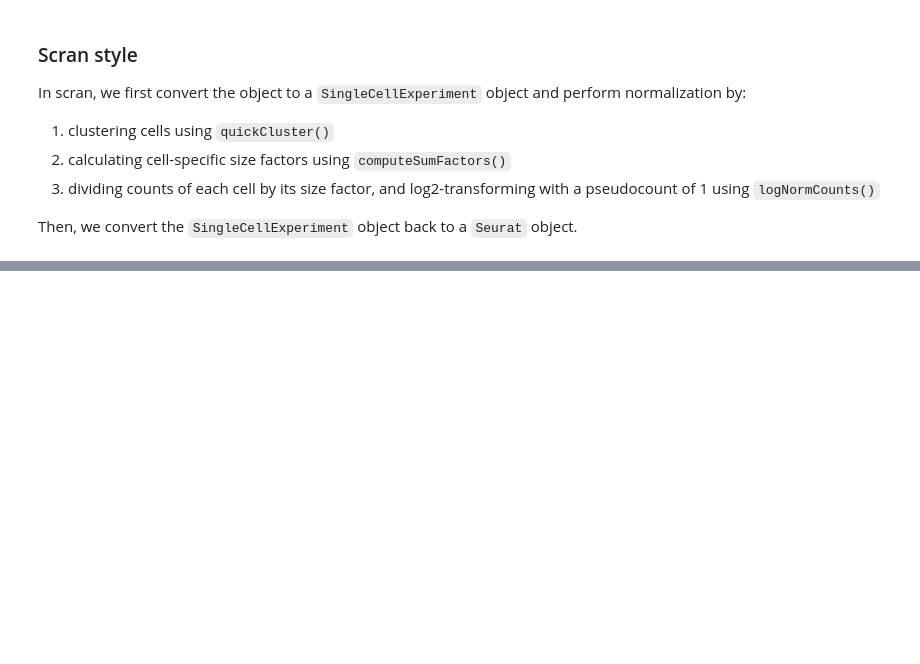
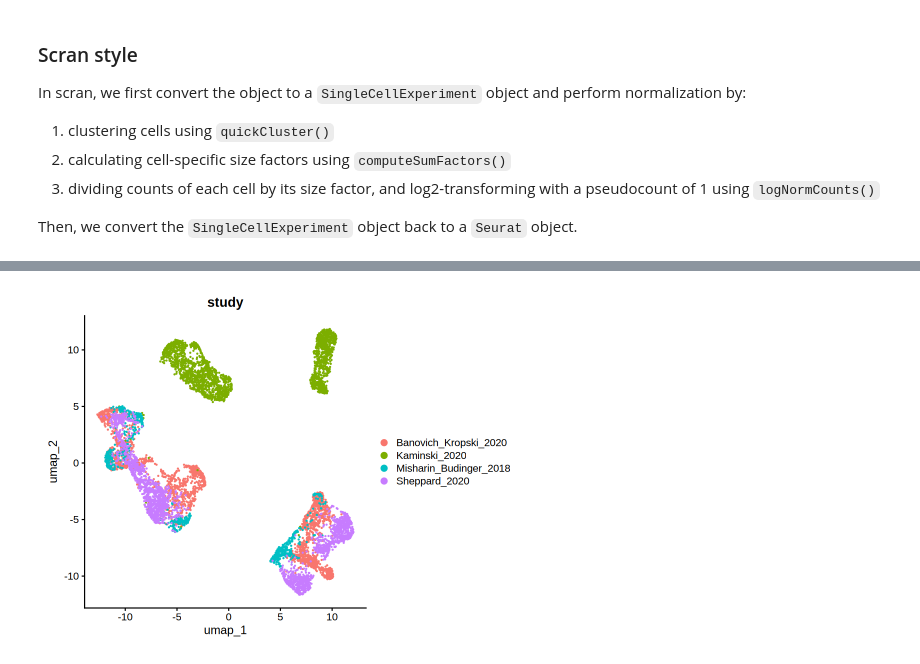
Before and after one commit to Stfort52/cblab-kogo-workshop, a Jupyter notebook: src/basic_pipeline/basic_pipeline.ipynb, the cells around one changed output, grey strips where cells are left out. Cells and saved outputs as stored; diff of their text form; code cells hidden in the pictures; blank space fills up the shorter version.

```diff
--- a/src/basic_pipeline/basic_pipeline.ipynb
+++ b/src/basic_pipeline/basic_pipeline.ipynb
@@ -76,0 +173,8 @@ Warning message:
+# %%
+PCs <- 8
+
+so <- FindNeighbors(so, dims = 1:PCs)
+so <- FindClusters(so, resolution = 0.5)
+
+so <- RunUMAP(so, dims = 1:PCs)
+# so <- RunTSNE(so, dims = 1:PCs)
@@ -76,0 +215,4 @@ Warning message:
+# %%
+DimPlot(so, group.by = "study")
+# %% [output]
+[figure, added]
```
Also changed, not shown: parts of 41 cells of this notebook, 10 other files.
